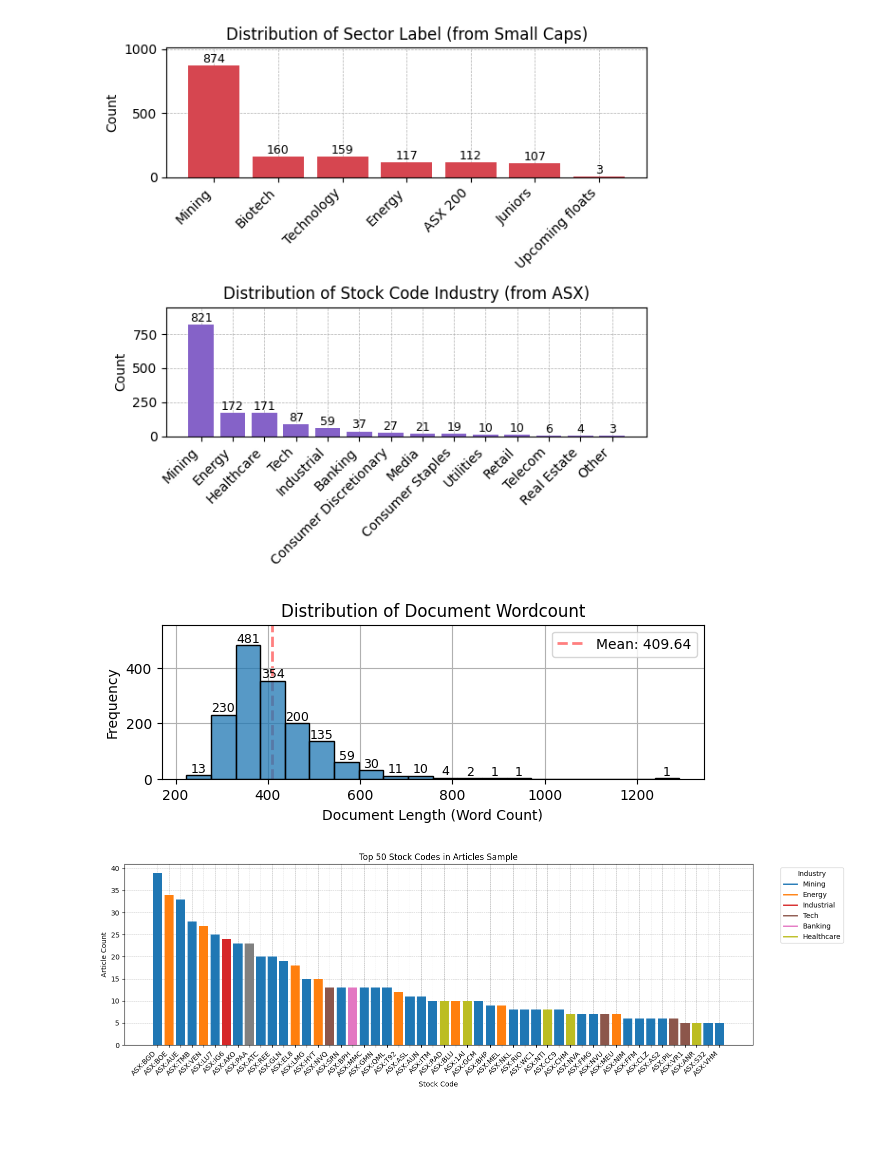
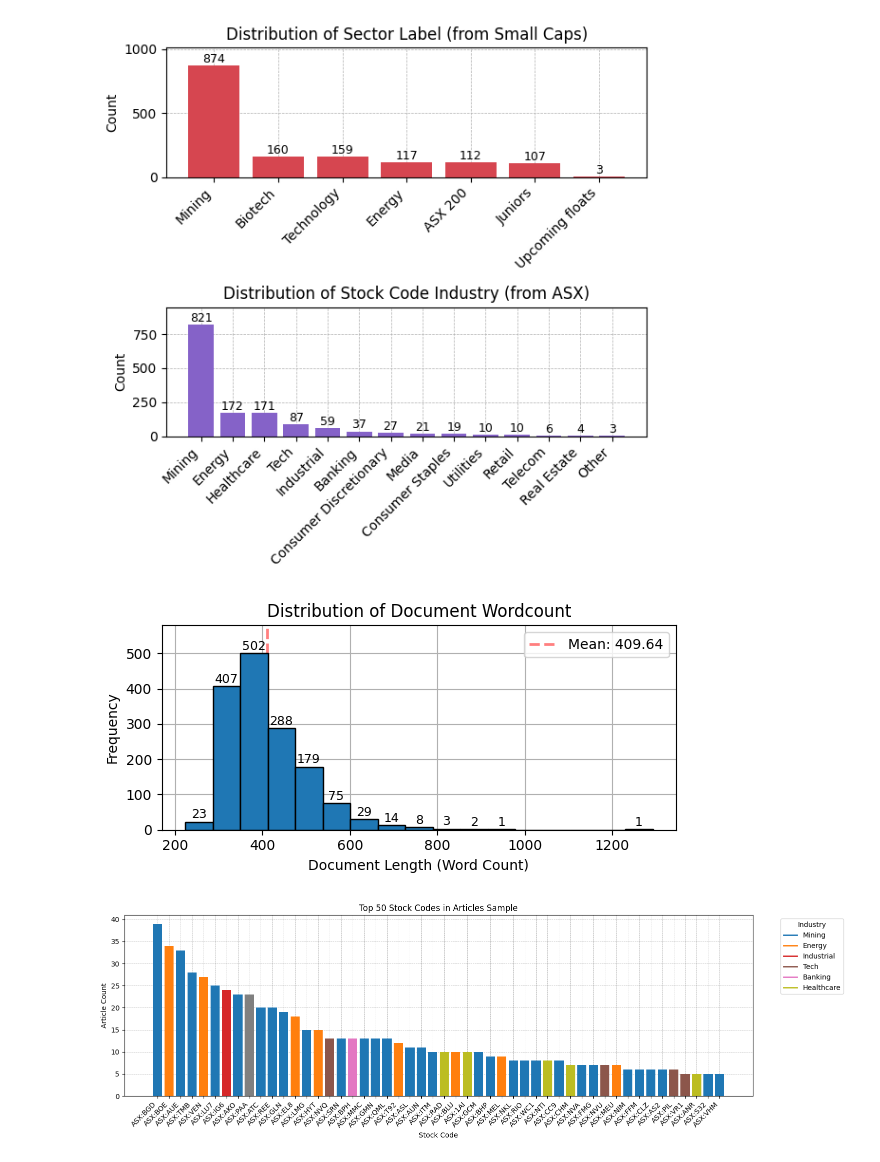
Before and after one commit to H-unter/MA3831-Assignment-2-3, a Jupyter notebook: code/scrape_article.ipynb, the cells around one changed output. Cells and saved outputs as stored; diff of their text form; code cells hidden in the pictures; blank space fills up the shorter version.

```diff
--- a/code/scrape_article.ipynb
+++ b/code/scrape_article.ipynb
@@ -355,31 +355,40 @@ plt.savefig('../report/figures/sector_industry_distribution.pdf', format='pdf',
 [figure]
 # %%
 # Calculate document lengths
+
+#make the amount of bins a slider
+bin_count = 17
+
 df['document_length'] = df['document'].apply(lambda x: len(x.split()))
 # Plot histogram with KDE
-plt.figure(figsize=(7, 2))
-sns.histplot(df['document_length'], bins=20, stat="count", zorder=2)
+plt.figure(figsize=(6, 3))
+plt.hist(df['document_length'], bins=bin_count, edgecolor='black', zorder=2)
 
 # Add labels to each bar
 for patch in plt.gca().patches:
     height = patch.get_height()
     if height > 0:  # Only label bars with a height greater than 0
         plt.text(patch.get_x() + patch.get_width() / 2, height + 0.5, f'{int(height)}', ha='center', va='bottom', fontsize=9)
 
 # Add vertical mean line
 mean_length = df['document_length'].mean()
 plt.axvline(mean_length, color='r', linestyle='dashed', linewidth=2, label=f'Mean: {mean_length:.2f}', zorder=0, alpha=0.5)
 # multiply the y scale by 1.1 to make room for the mean line label
 plt.ylim(0, plt.gca().get_ylim()[1] * 1.1)
 # Customize plot
 plt.title('Distribution of Document Wordcount')
 plt.xlabel('Document Length (Word Count)')
 plt.ylabel('Frequency')
 plt.legend()
 plt.grid(True, zorder=0)
+
+# export to ../report/figures/document_length_distribution.pdf
+plt.tight_layout()
+plt.savefig('../report/figures/document_length_distribution.pdf', format='pdf', bbox_inches='tight')
+
 plt.show()
 # %% [output]
-[figure, old version]
+[figure, new version]
 # %%
 # Flatten the list of stock codes
 stock_codes = df['stock_codes'].explode()
```
Also changed, not shown: parts of 1 cell of this notebook, 9 other files.
